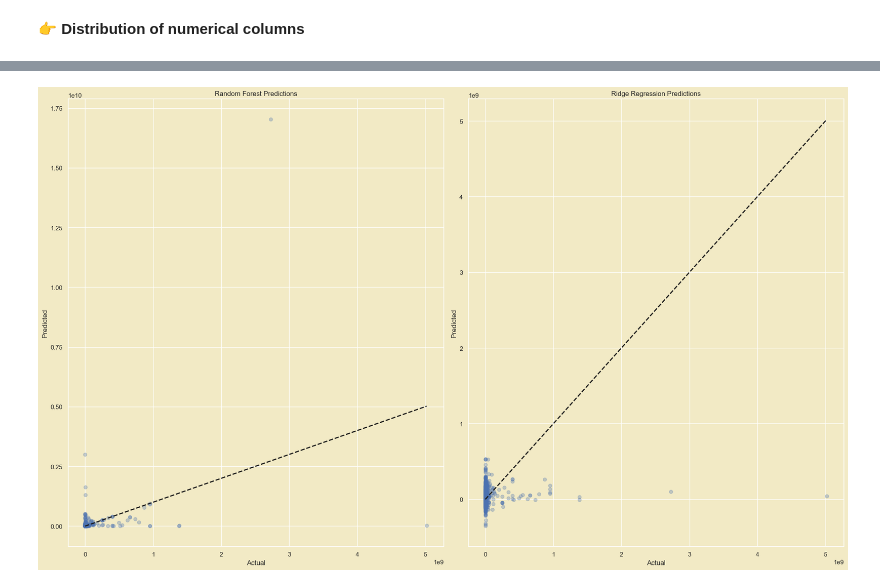
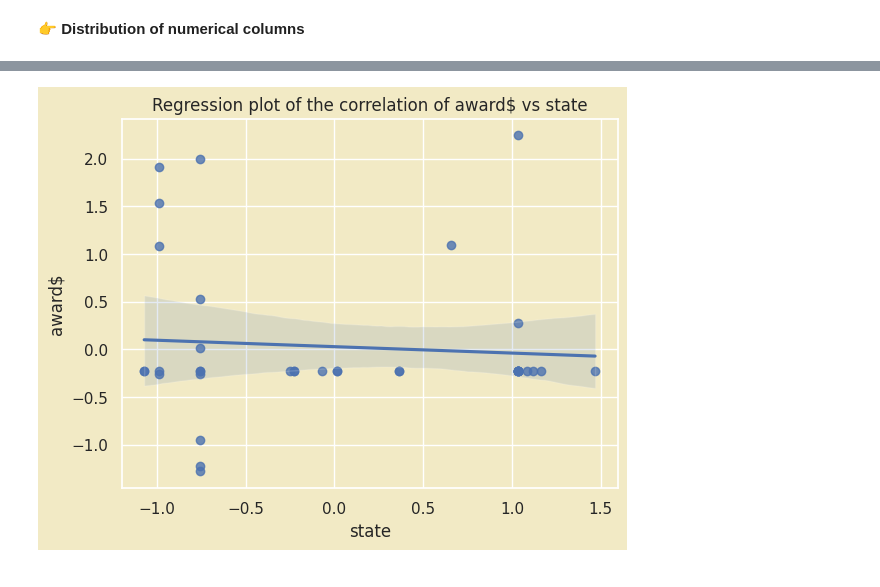
Before and after one commit to LNshuti/usgov-contracts-rag, a Jupyter notebook: src/notebooks/ml_usgov_contracts_ecommendation.ipynb, the cells around one changed output, grey strips where cells are left out. Saved outputs shown, nothing was run; the diff lists cells and outputs as text; code cells hidden in the pictures.

```diff
--- a/src/notebooks/ml_usgov_contracts_ecommendation.ipynb
+++ b/src/notebooks/ml_usgov_contracts_ecommendation.ipynb
@@ -926,20 +747,0 @@ import seaborn as sns
-# %%
-# Fit Random Forest model
-rf_model = RandomForestRegressor(n_estimators=100, random_state=42)
-rf_model.fit(X_train, y_train)
-rf_predictions = rf_model.predict(X_test)
-
-# Fit Ridge Regression model
-ridge_model = Ridge(alpha=1.0)
-ridge_model.fit(X_train, y_train)
-ridge_predictions = ridge_model.predict(X_test)
-
-# Evaluate the models
-rf_mse = mean_squared_error(y_test, rf_predictions)
-rf_r2 = r2_score(y_test, rf_predictions)
-
-ridge_mse = mean_squared_error(y_test, ridge_predictions)
-ridge_r2 = r2_score(y_test, ridge_predictions)
-
-print(f"Random Forest MSE: {rf_mse}, R2: {rf_r2}")
-print(f"Ridge Regression MSE: {ridge_mse}, R2: {ridge_r2}")
@@ -949,20 +747,0 @@ Ridge Regression MSE: 2.3005982160520384e+16, R2: -0.24279527700689707
-# %%
-# Set Seaborn style
-sns.set_style('darkgrid')
-sns.set(rc={"axes.facecolor": "#F2EAC5", "figure.facecolor": "#F2EAC5"})
-
-# 1. Feature Importance for Random Forest
-importances = rf_model.feature_importances_
-feature_names = X_train.columns
-feature_importance_df = pd.DataFrame({
-    'feature': feature_names,
-    'importance': importances
-}).sort_values(by='importance', ascending=False).head(20)  # Top 20 features
-
-plt.figure(figsize=(12, 10))
-sns.barplot(x='importance', y='feature', data=feature_importance_df, palette='viridis')
-plt.title('Top 20 Feature Importances - Random Forest')
-plt.xlabel('Importance Score')
-plt.ylabel('Feature')
-plt.tight_layout()
-plt.show()
@@ -1051,22 +748,7 @@ plt.show()
-# %%
-# Plot the results
-plt.figure(figsize=(20, 12))
-
-plt.subplot(1, 2, 1)
-plt.scatter(y_test, rf_predictions, alpha=0.3)
-plt.plot([y_test.min(), y_test.max()], [y_test.min(), y_test.max()], 'k--', lw=2)
-plt.xlabel('Actual')
-plt.ylabel('Predicted')
-plt.title('Random Forest Predictions')
-
-plt.subplot(1, 2, 2)
-plt.scatter(y_test, ridge_predictions, alpha=0.3)
-plt.plot([y_test.min(), y_test.max()], [y_test.min(), y_test.max()], 'k--', lw=2)
-plt.xlabel('Actual')
-plt.ylabel('Predicted')
-plt.title('Ridge Regression Predictions')
-
-plt.tight_layout()
-plt.show()
-# %% [output]
-[figure, removed]
+# %%
+sample = X_train.sample(int(0.01 * len(X_train)))
+sns.regplot(data=sample, y="award$", x="state", color="b")
+plt.title("Regression plot of the correlation of award$ vs state")
+plt.show()
+# %% [output]
+[figure, added]
```
Also changed, not shown: parts of 145 cells of this notebook, 42 other files.
